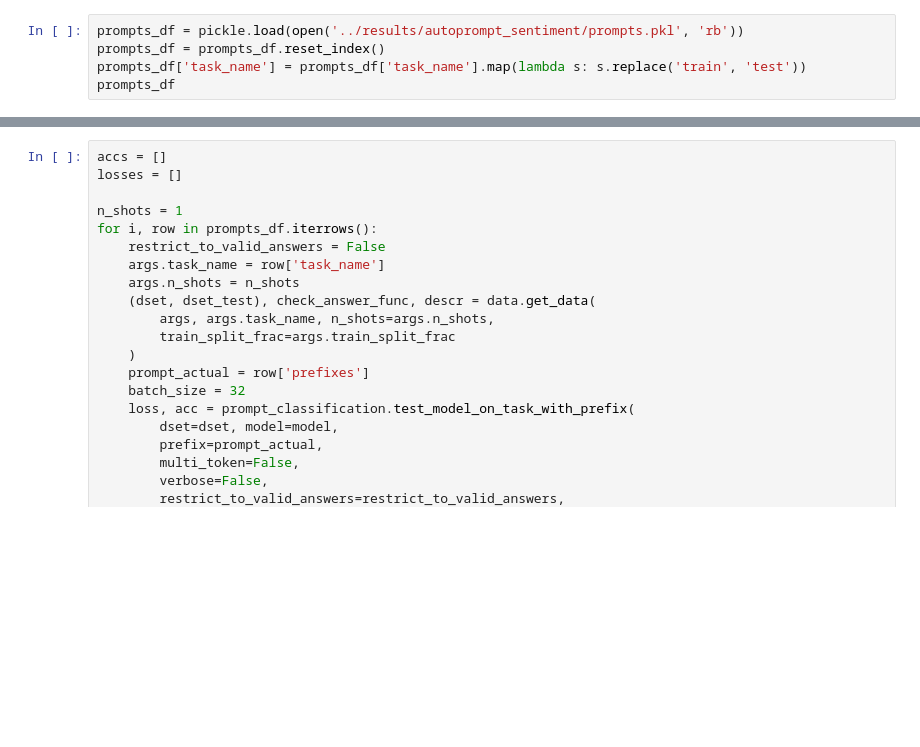
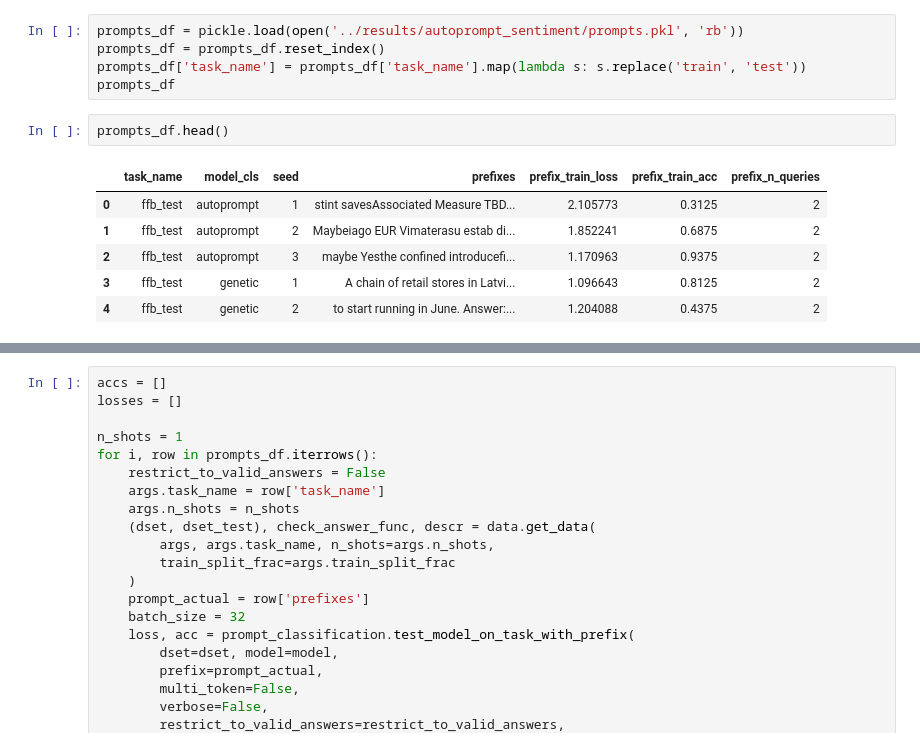
Before and after one commit to csinva/iprompt, a Jupyter notebook: notebooks/06_generalization_sentiment.ipynb, the cells around one changed output, grey strips where cells are left out. Cells and saved outputs as stored; diff of their text form; blank space fills up the shorter version.

```diff
--- a/notebooks/06_generalization_sentiment.ipynb
+++ b/notebooks/06_generalization_sentiment.ipynb
@@ -38,3 +38,12 @@ prompts_df = pickle.load(open('../results/autoprompt_sentiment/prompts.pkl', 'rb
 prompts_df = prompts_df.reset_index()
 prompts_df['task_name'] = prompts_df['task_name'].map(lambda s: s.replace('train', 'test'))
 prompts_df
+# %%
+prompts_df.head()
+# %% [output]
+|  | task_name | model_cls | seed | prefixes | prefix_train_loss | prefix_train_acc | prefix_n_queries |
+| 0 | ffb_test | autoprompt | 1 | stint savesAssociated Measure TBD... | 2.105773 | 0.3125 | 2 |
+| 1 | ffb_test | autoprompt | 2 | Maybeiago EUR Vimaterasu estab di... | 1.852241 | 0.6875 | 2 |
+| 2 | ffb_test | autoprompt | 3 | maybe Yesthe confined introducefi... | 1.170963 | 0.9375 | 2 |
+| 3 | ffb_test | genetic | 1 | A chain of retail stores in Latvi... | 1.096643 | 0.8125 | 2 |
+| 4 | ffb_test | genetic | 2 | to start running in June. Answer:... | 1.204088 | 0.4375 | 2 |
```
Also changed, not shown: parts of 1 cell of this notebook, 1 other file.
